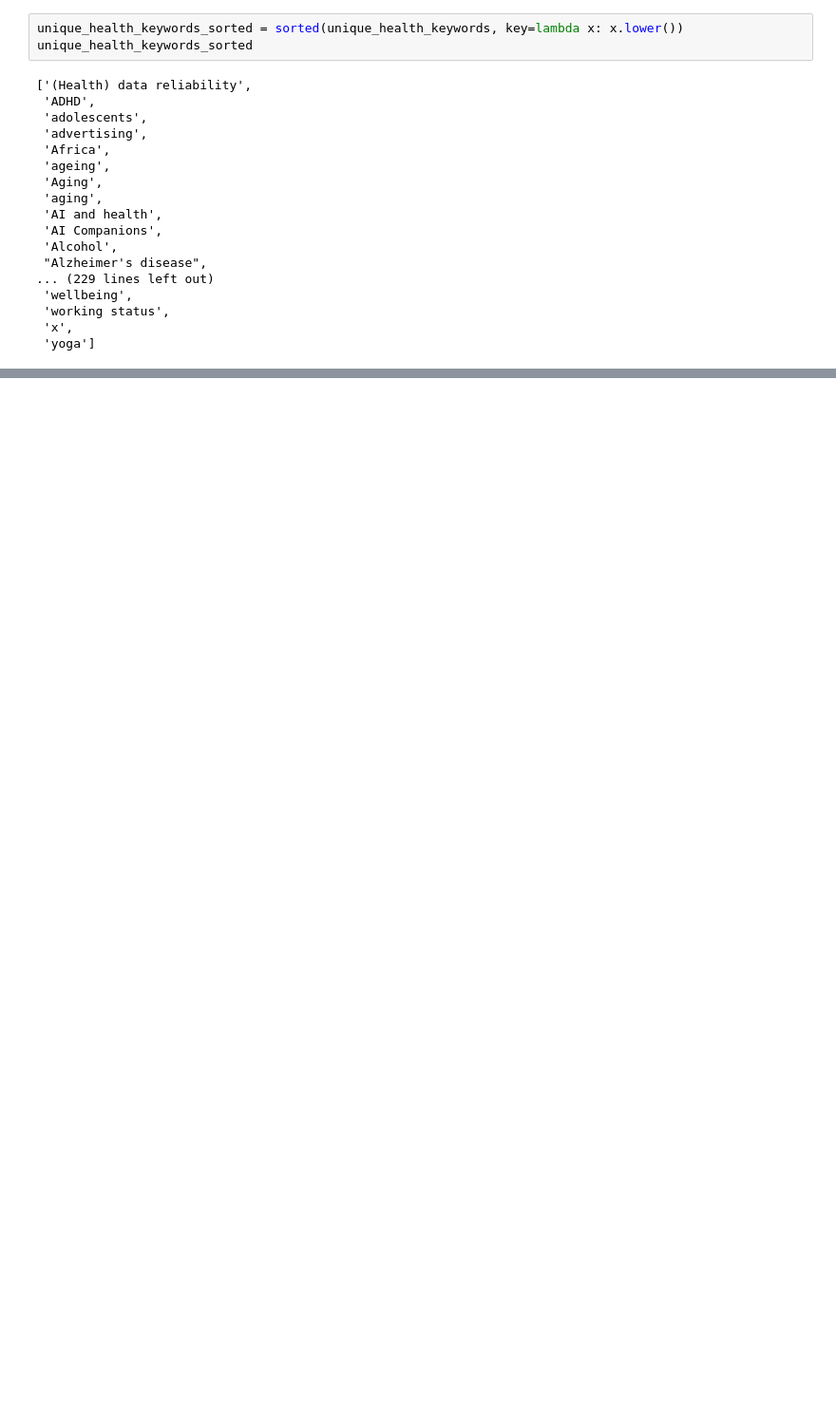
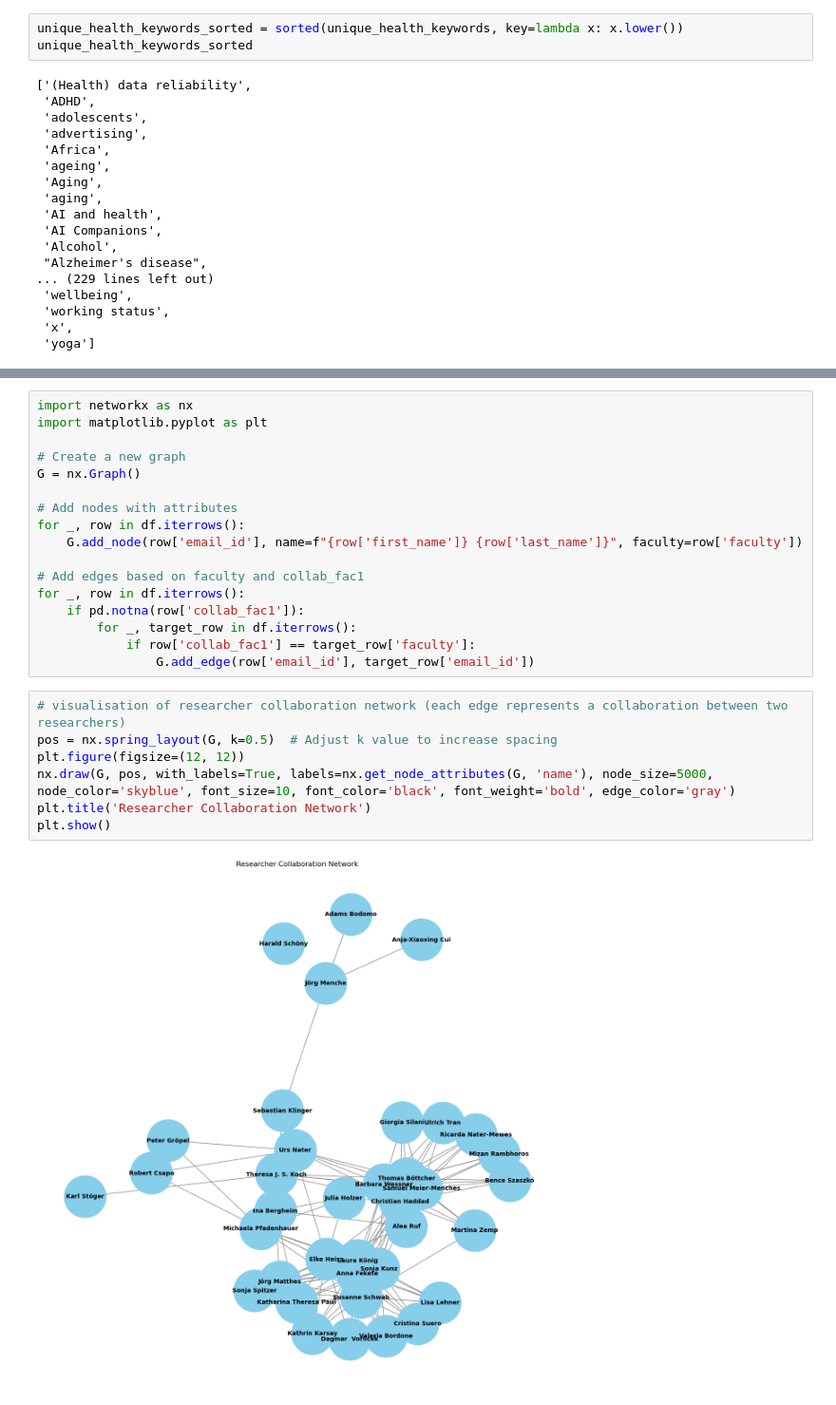
Before and after one commit to lakhi/health_in_society_research_network, a Jupyter notebook: notebooks/exploratory.ipynb, the cells around one changed output, grey strips where cells are left out. Shown at 95% size. Drawn from its saved outputs; the diff is of its cells as text; blank space fills up the shorter version.

```diff
--- a/notebooks/exploratory.ipynb
+++ b/notebooks/exploratory.ipynb
@@ -182,0 +246,26 @@ unique_health_keywords_sorted
+# %%
+import networkx as nx
+import matplotlib.pyplot as plt
+
+# Create a new graph
+G = nx.Graph()
+
+# Add nodes with attributes
+for _, row in df.iterrows():
+    G.add_node(row['email_id'], name=f"{row['first_name']} {row['last_name']}", faculty=row['faculty'])
+
+# Add edges based on faculty and collab_fac1
+for _, row in df.iterrows():
+    if pd.notna(row['collab_fac1']):
+        for _, target_row in df.iterrows():
+            if row['collab_fac1'] == target_row['faculty']:
+                G.add_edge(row['email_id'], target_row['email_id'])
+# %%
+# visualisation of researcher collaboration network (each edge represents a collaboration between two researchers)
+pos = nx.spring_layout(G, k=0.5)  # Adjust k value to increase spacing
+plt.figure(figsize=(12, 12))
+nx.draw(G, pos, with_labels=True, labels=nx.get_node_attributes(G, 'name'), node_size=5000, node_color='skyblue', font_size=10, font_color='black', font_weight='bold', edge_color='gray')
+plt.title('Researcher Collaboration Network')
+plt.show()
+# %% [output]
+[figure, added]
```
Also changed, not shown: parts of 13 cells of this notebook, 3 other files.
